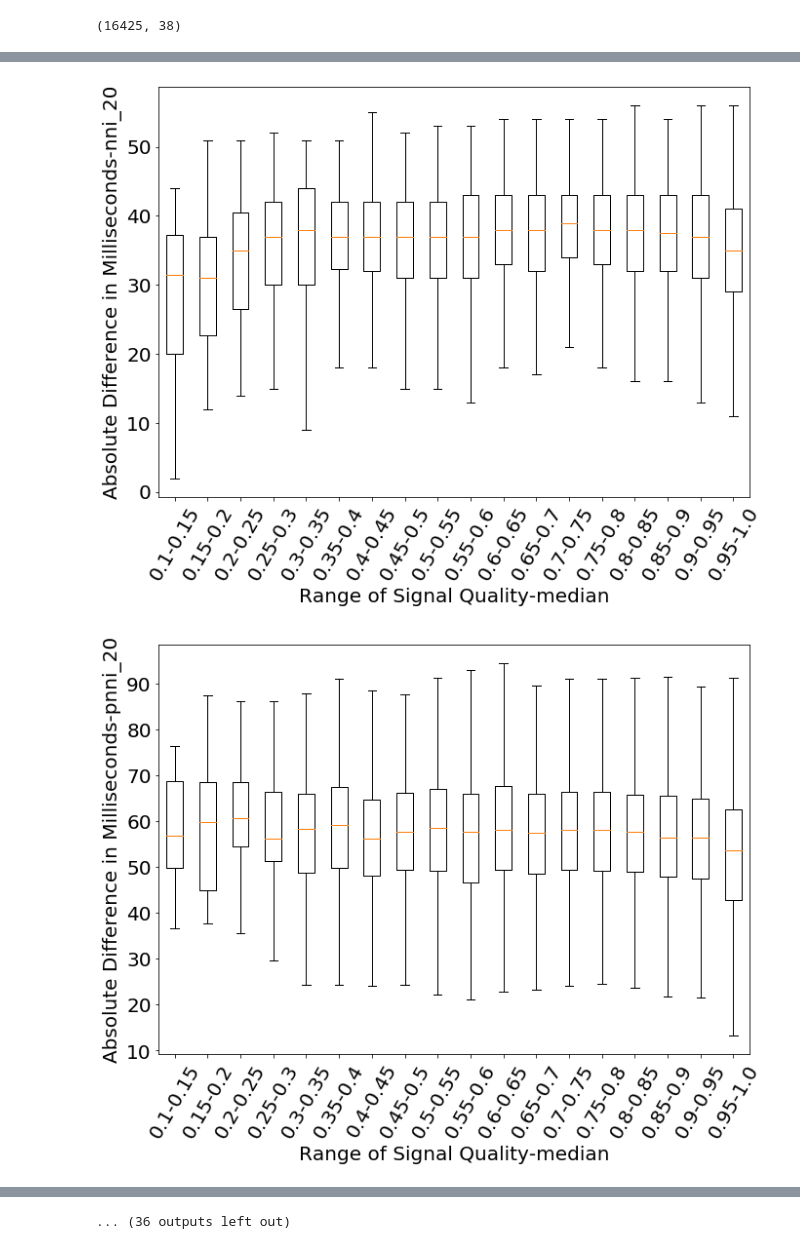
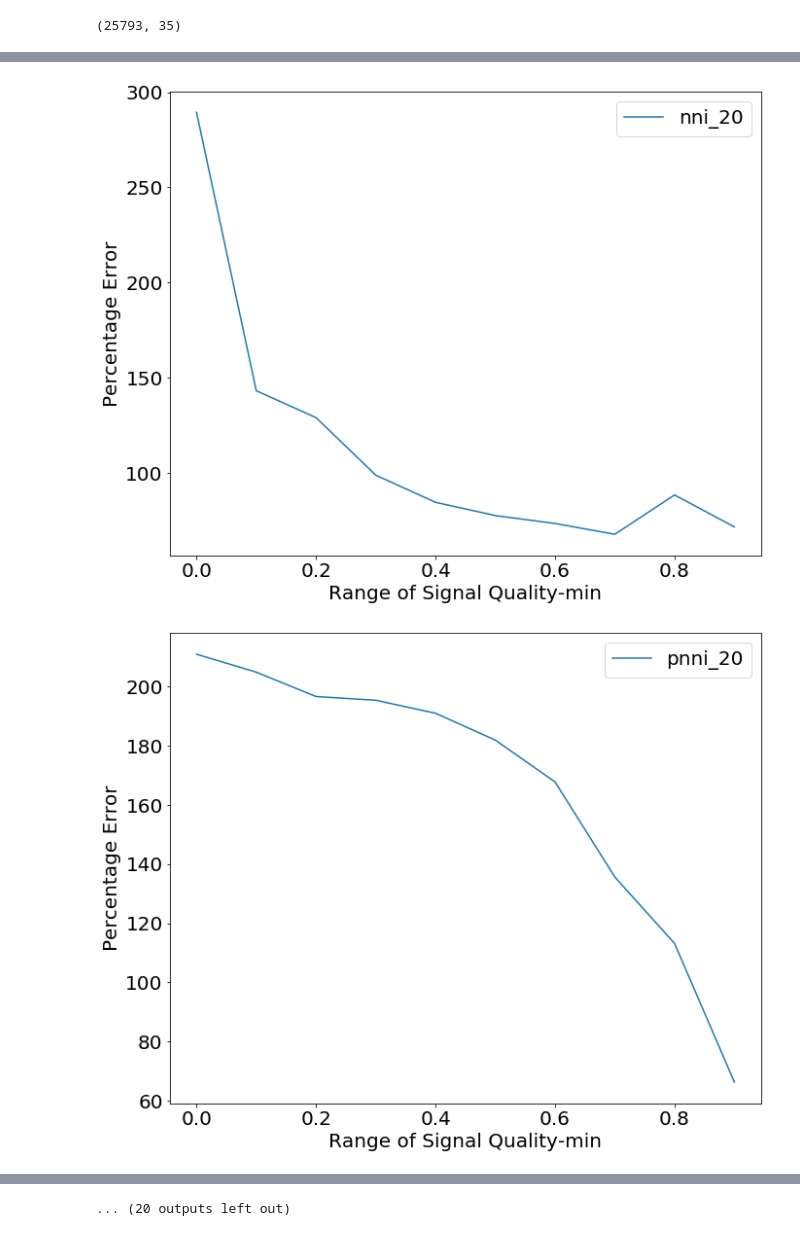
Before and after one commit to aungkonazim/RR-ECG-PPG, a Jupyter notebook: code/process_60seconds_data.ipynb, the cells around one changed output, grey strips where cells are left out. Drawn from its saved outputs; the diff is of its cells as text; code cells hidden in the pictures.

```diff
--- a/code/process_60seconds_data.ipynb
+++ b/code/process_60seconds_data.ipynb
@@ -12,9 +12,9 @@ def get_data(a):
     features = []
     ecg_rr = a[:,-1]
     ecg_rr = ecg_rr[~np.isnan(ecg_rr)]
-    for i in [-2,-3,-4]:
+    for i in [-2]:
         ppg_rr = a[:,i]
-        ppg_qual = a[:,i-3]
+        ppg_qual = a[:,i-4]
         index = ppg_rr>0
         ppg_qual = ppg_qual[index]
         ppg_rr = ppg_rr[index]
@@ -23,12 +23,18 @@ def get_data(a):
         ppg_rr = ppg_rr[index]
         if len(ppg_rr)<10:
             continue
-        f = list(get_time_domain_features(ppg_rr).values())
-        f1 = list(get_time_domain_features(ecg_rr).values())
-        q = [np.median(ppg_qual),np.mean(ppg_qual),len(ppg_rr)/60]
-        features.append(np.array(f1+f+q))
-    return np.array(features)
+        for i in np.linspace(0,.9,9):
+            index = ppg_qual>i
+            ppg_qual = ppg_qual[index]
+            ppg_rr = ppg_rr[index]
+            if len(ppg_rr)<10:
+                continue
+            f = list(get_time_domain_features(ppg_rr).values())
+            f1 = list(get_time_domain_features(ecg_rr).values())
+            q = [np.percentile(ppg_qual,20),np.mean(ppg_qual),len(ppg_rr)/60]
+            features.append(np.array(f1+f+q))
+    return np.array(features).reshape(-1,35)
 
-df_col = Parallel(n_jobs=10,verbose=1)(delayed(get_data)(a) for a in data if len(a[~np.isnan(a[:,-1]),-1])>10)
+df_col = Parallel(n_jobs=10,verbose=1)(delayed(get_data)(a) for a in data if len(a[~np.isnan(a[:,-1]),-1])>20)
 # %% [output]
 [Parallel(n_jobs=10)]: Using backend LokyBackend with 10 concurrent workers.
@@ -38,11 +44,11 @@ df_col = Parallel(n_jobs=10,verbose=1)(delayed(get_data)(a) for a in data if len
 # %%
 feature_col = ['mean_nni', 'sdnn', 'sdsd', 'nni_50', 'pnni_50', 'nni_20', 'pnni_20', 'rmssd',
  'median_nni', 'range_nni', 'cvsd', 'cvnni', 'mean_hr', 'max_hr', 'min_hr', 'std_hr']
-quality_col = ['median','mean','length']
+quality_col = ['min','mean']
 X = np.concatenate(df_col,axis=0)
 X.shape
 # %% [output]
-(16425, 38)
+(25793, 35)
 # %%
 quality = X[:,-3:]
 features = X[:,16:-3]
@@ -74,8 +107,4 @@ def output(qual,ground_truth,features,f_name,q_name):
 # %%
 for j,q_name in enumerate(quality_col):
-    for i,f_name in enumerate(feature_col):
-        input_ppg = features[:,i]
-        input_ecg = features_ecg[:,i]
-        quals = quality[:,j]
-        output(quals,input_ecg,input_ppg,f_name,q_name)
+    output(quality,features_ecg,features,j,q_name)
 # %% [output]
@@ -87,2 +116,2 @@ for j,q_name in enumerate(quality_col):
-[figure, old version]
+[figure, new version]
-[figure, old version]
+[figure, new version]
@@ -94 +123 @@ for j,q_name in enumerate(quality_col):
-... (36 outputs left out)
+... (20 outputs left out)
```
Also changed, not shown: parts of 3 cells of this notebook, 1 other file.
